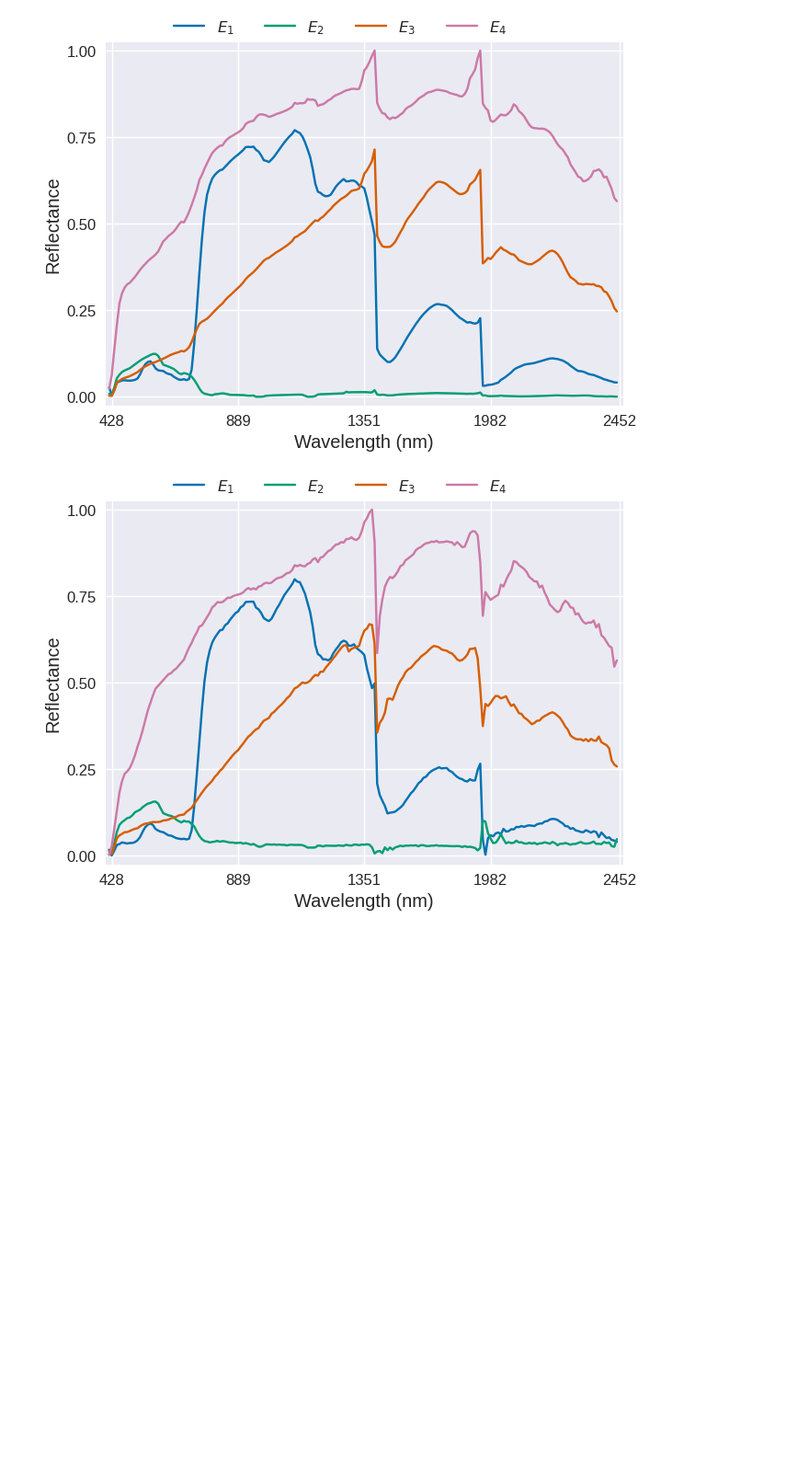
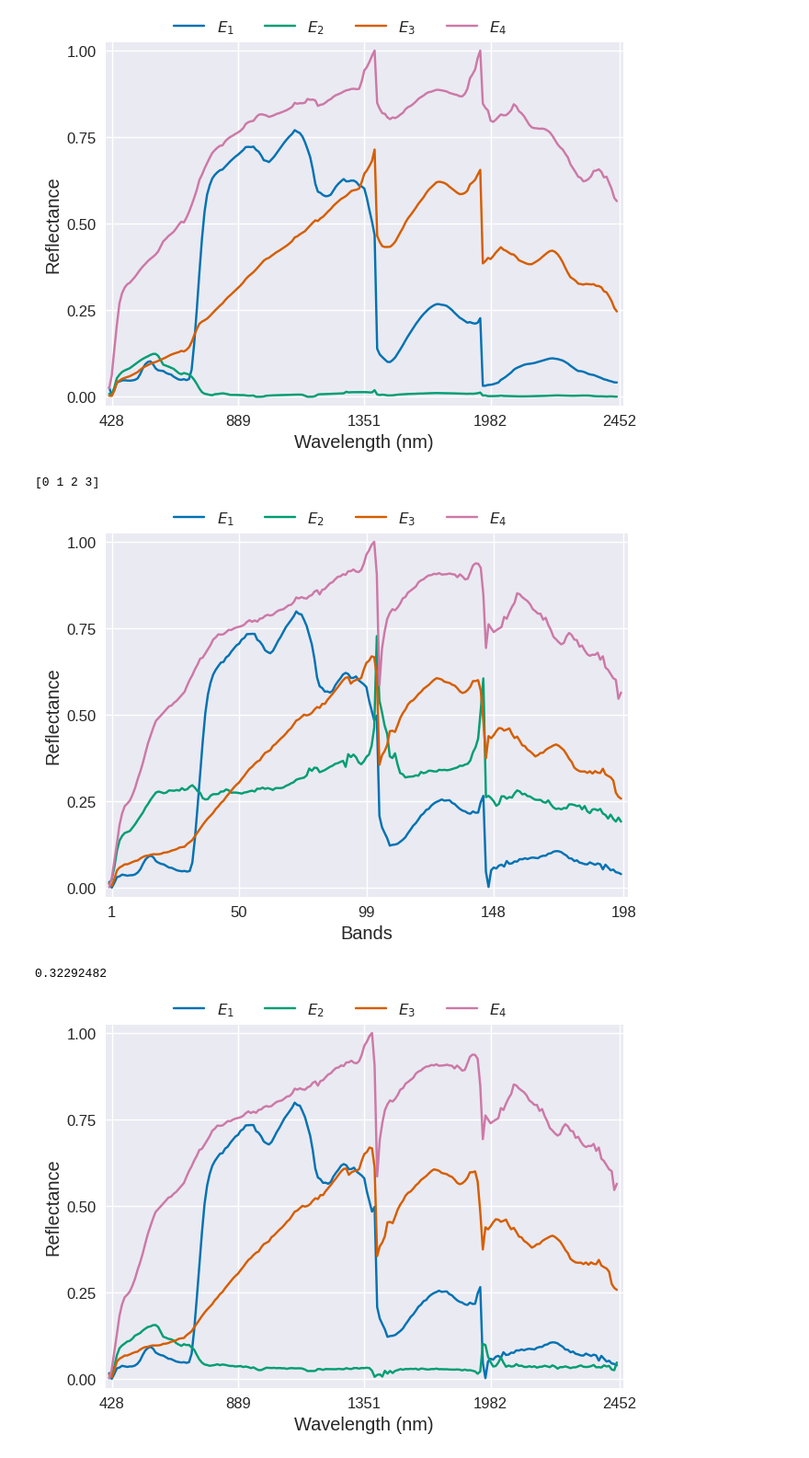
Before and after one commit to SolidusAbi/CLHU, a Jupyter notebook: notebooks/JasperRidge/clhu.ipynb, the cells around one changed output. Shown at 92% size. Saved outputs shown, nothing was run; the diff lists cells and outputs as text; code cells hidden in the pictures; blank space fills up the shorter version.

```diff
--- a/notebooks/JasperRidge/clhu.ipynb
+++ b/notebooks/JasperRidge/clhu.ipynb
@@ -62,6 +62,27 @@ plt.show(fig)
 fig.savefig(os.path.join(result_path, 'imgs/M_vca.pdf'), bbox_inches='tight')
 # %% [output]
 [figure]
+# %%
+ee = eea.ATGP()
+endmember = torch.from_numpy(ee.extract(dataset.image(), n_endmembers)).float()
+
+e_idx, sad_result = sort_endmember(endmember, dataset.endmembers())
+atgp_endmember_init = endmember[e_idx]
+atgp_logit_endmember_init = torch.log((atgp_endmember_init + 1e-12) / ((1-atgp_endmember_init) + 1e-12))
+e_idx, _ = sort_endmember(endmember, dataset.endmembers())
+print(np.unique(e_idx))
+
+fig = plot_endmembers(atgp_endmember_init, ticks_range=(0, 1))
+plt.show(fig)
+# fig.savefig(os.path.join(result_path, 'imgs/M_atgp.pdf'), bbox_inches='tight')
+# %% [output]
+[0 1 2 3]
+[figure, added]
+# %%
+sad_result =sad(atgp_endmember_init, dataset.endmembers())
+print(np.diag(sad_result).mean())
+# %% [output]
+0.32292482
 # %%
 from utils import plot_endmembers
 from pysptools import eea
```
Also changed, not shown: parts of 15 cells of this notebook, 21 other files.
